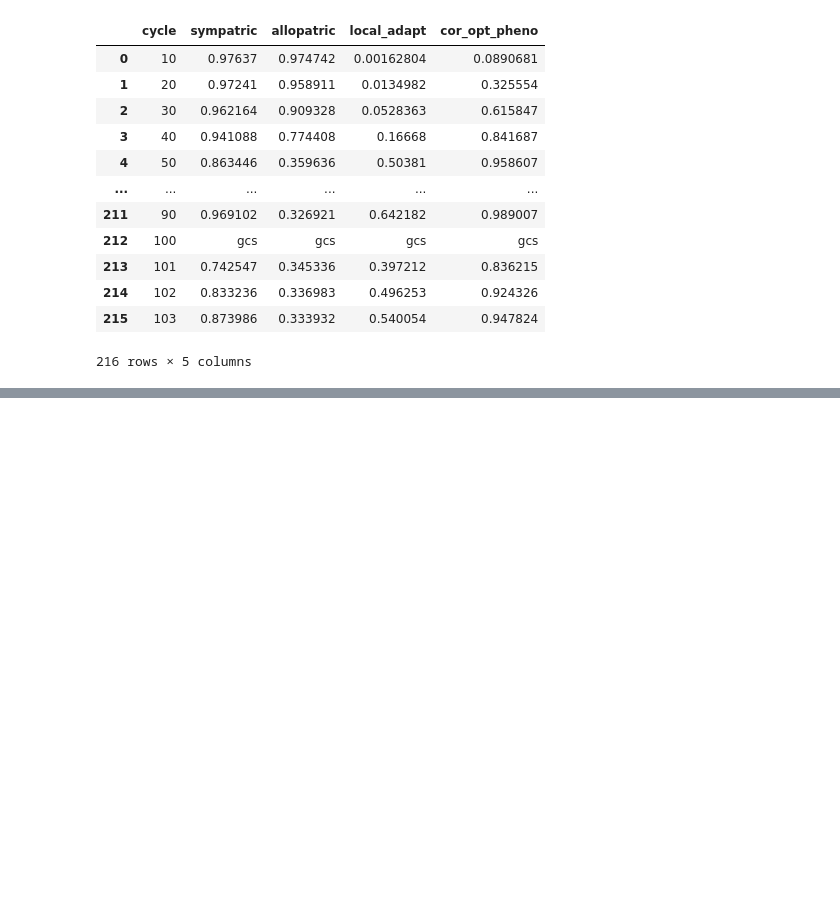
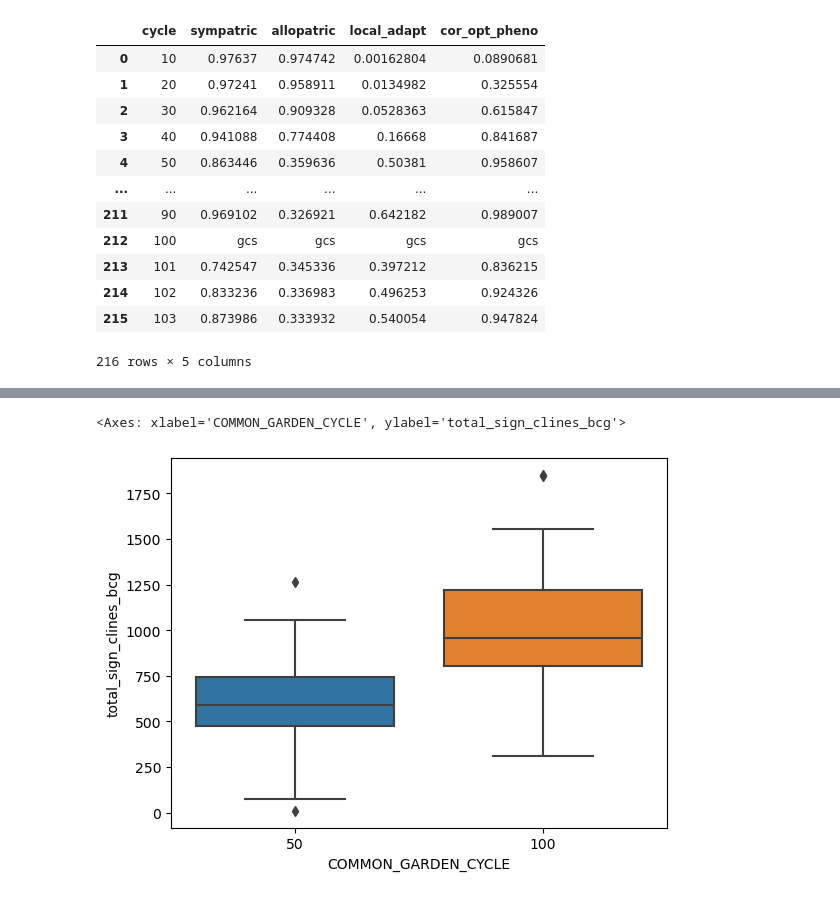
Before and after one commit to Tatianabellagio/cline_creation, a Jupyter notebook: readin_results.ipynb, the cells around one changed output, grey strips where cells are left out. Saved outputs shown, nothing was run; the diff lists cells and outputs as text; code cells hidden in the pictures; blank space fills up the shorter version.

Commit message:
reading results

```diff
--- a/readin_results.ipynb
+++ b/readin_results.ipynb
@@ -196,0 +468,39 @@ la
+# %%
+results.columns = ['hash', 'present_causal_loci',
+
+                    'gd_bcg',
+                    'gd_acg',
+
+                    'total_snp_number_bcg',
+                    'input_snp_number_bcg',
+
+                    'total_snp_number_acg',
+                    'input_snp_number_acg',
+
+                    'pops_survived_bcg',
+                    'pops_survived_acg',
+
+                    'total_sign_clines_bcg',
+                    'causal_loci_in_cline_bcg',
+                    'perc_most_sign_cline_bcg',
+
+                    'total_sign_clines_acg',
+                    'causal_loci_in_cline_acg',
+                    'perc_most_sign_cline_acg',
+
+                    'fst_perc_most_sign_bcg',
+                    'fst_perc_most_sign_acg',
+
+                    'sign_snps_lfmm_bcg',
+                    'causal_loci_in_sign_snp_lfmm_bcg',
+                    'most_sign_lfmm_perc_causal_lfmm_bcg',
+
+                    'sign_snps_lfmm_acg',
+                    'causal_loci_in_sign_snp_lfmm_acg',
+                   'most_sign_lfmm_perc_causal_lfmm_acg']
+# %%
+results = all_params.merge(results, on = 'hash')
+# %%
+results = results.loc[:, (results != results.iloc[0]).any()]
+# %%
+results = results[results['causal_loci'] != 1000]
@@ -196,0 +523,5 @@ la
+# %%
+sns.boxplot(results, x = 'COMMON_GARDEN_CYCLE', y = 'total_sign_clines_bcg' )
+# %% [output]
+<Axes: xlabel='COMMON_GARDEN_CYCLE', ylabel='total_sign_clines_bcg'>
+[figure, added]
```
Also changed, not shown: parts of 58 cells of this notebook, 3 other files.
